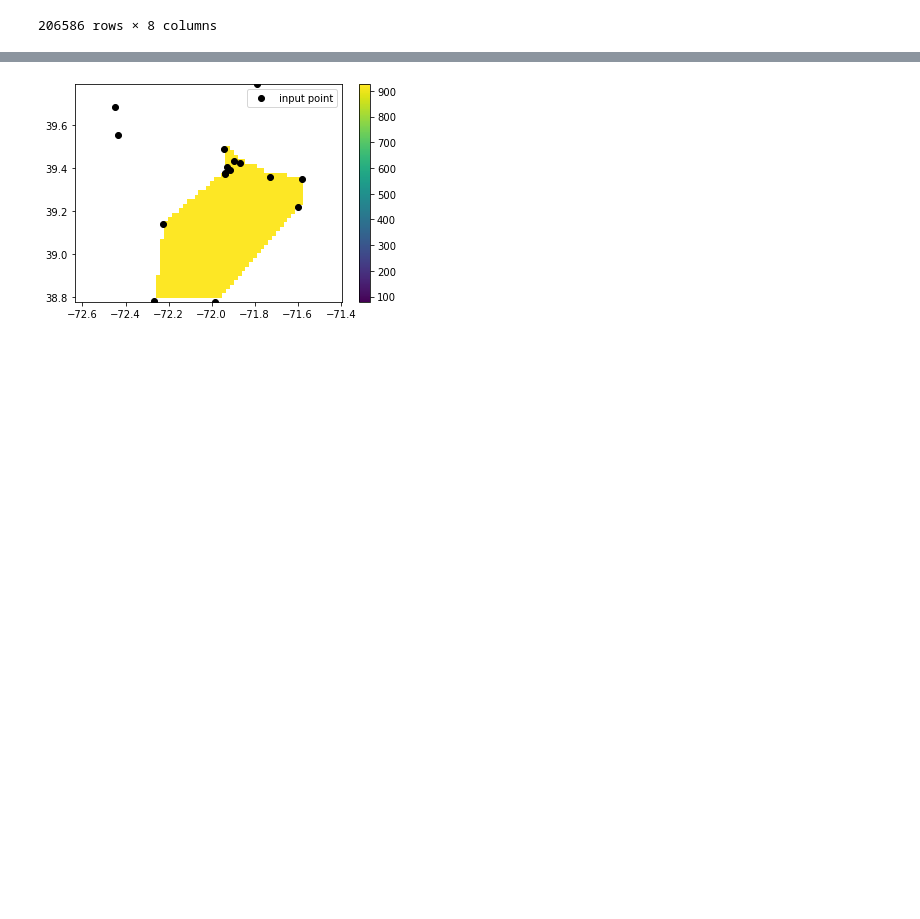
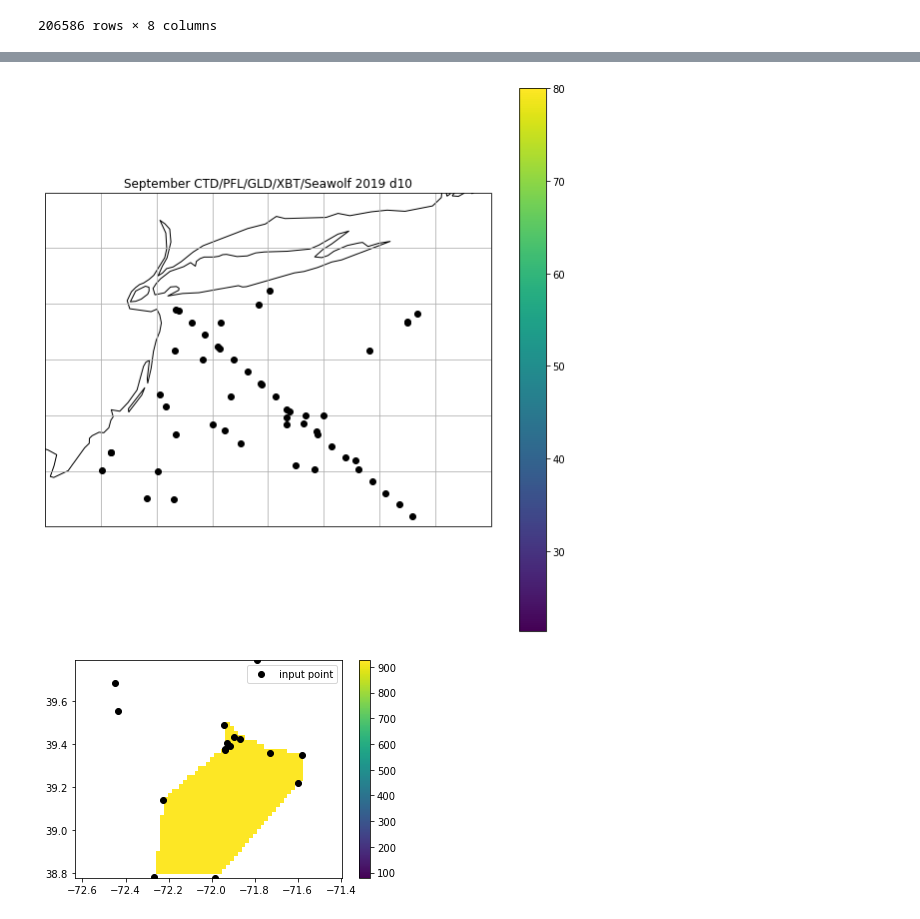
Before and after one commit to lagruenburg/cold_pool, a Jupyter notebook: Cold_Pool_2018-2021_WOD.ipynb, the cells around one changed output, grey strips where cells are left out. Cells and saved outputs as stored; diff of their text form; code cells hidden in the pictures; blank space fills up the shorter version.

```diff
--- a/Cold_Pool_2018-2021_WOD.ipynb
+++ b/Cold_Pool_2018-2021_WOD.ipynb
@@ -344,3 +410,18 @@ def depth12(dataframe, year, month):
+# %%
+fig, ax = plt.subplots(figsize=(10,10), subplot_kw={'projection': ccrs.PlateCarree()})
+extent = [285,289,38.5,41.5]
+ax.set_extent(extent)
+ax.gridlines()
+ax.coastlines(resolution='50m')
+C = ax.pcolormesh(X, Y, Z,vmax = 80)
+C2 = ax.contour(X, Y, Z,levels=np.arange(10,100,10),colors = 'k',vmax = 80)
+#ax.plot(360-X, Y, "ok", label="station")
+plt.plot(x, y, "ok", label="input point")
+plt.title('September CTD/PFL/GLD/XBT/Seawolf 2019 d10')
+plt.colorbar(C)
+plt.clabel(C2)
+# %% [output]
+[figure, added]
 # %%
 [cp12, cplat12, cplon12] = depth12(data,2019,8)
 # %%
```
Also changed, not shown: parts of 3 cells of this notebook, 1 other file.
